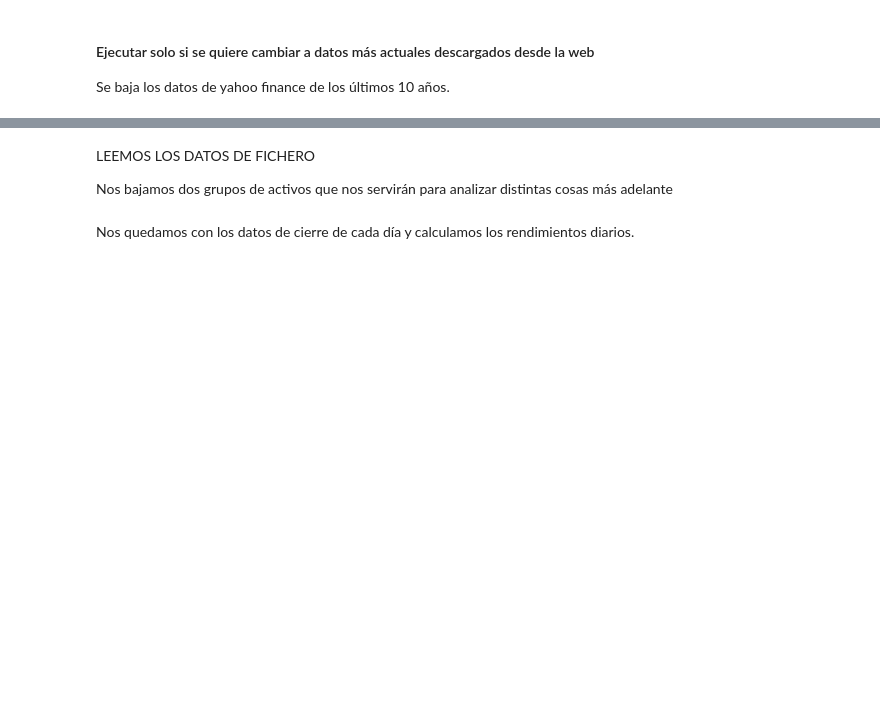
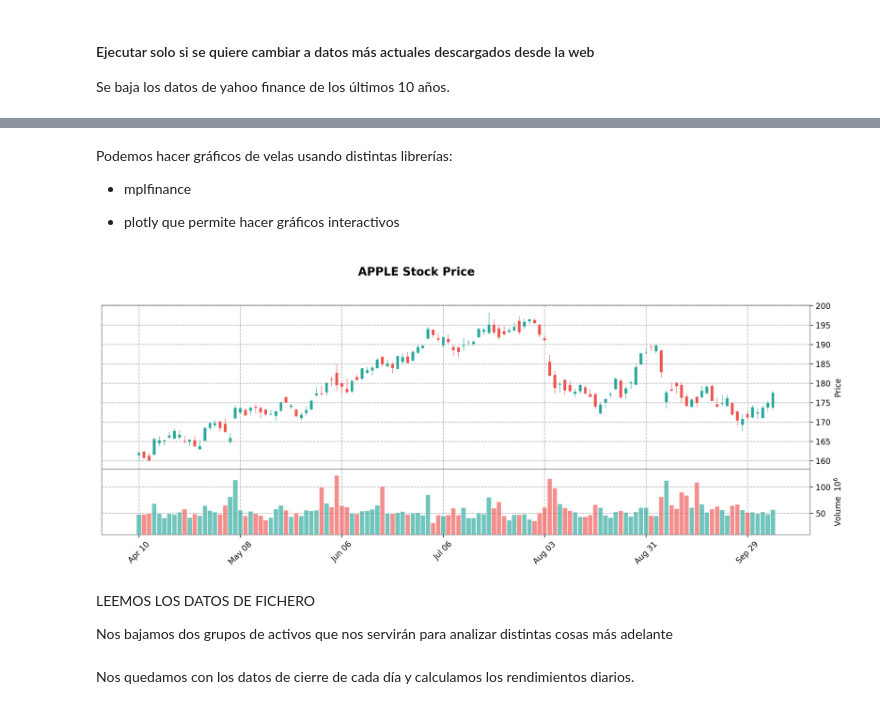
Before and after one commit to alfonso-santos/Python-aplicado-gestion-carteras, a Jupyter notebook: source/analisis-inicial.ipynb, the cells around one changed output, grey strips where cells are left out. Saved outputs shown, nothing was run; the diff lists cells and outputs as text; code cells hidden in the pictures; blank space fills up the shorter version.

```diff
--- a/source/analisis-inicial.ipynb
+++ b/source/analisis-inicial.ipynb
@@ -60,0 +68,11 @@ Se baja los datos de yahoo finance de los últimos 10 años.
+# %% [markdown]
+Podemos hacer gráficos de velas usando distintas librerías:
+
+* mplfinance
+
+* plotly que permite hacer gráficos interactivos
+# %%
+company='APPLE'
+mpf.plot(data_df, type='candle', volume=True, style='tradingview', figratio=(12, 4), title=f'{company} Stock Price')
+# %% [output]
+[figure, added]
```
Also changed, not shown: parts of 115 cells of this notebook, 1 other file.
